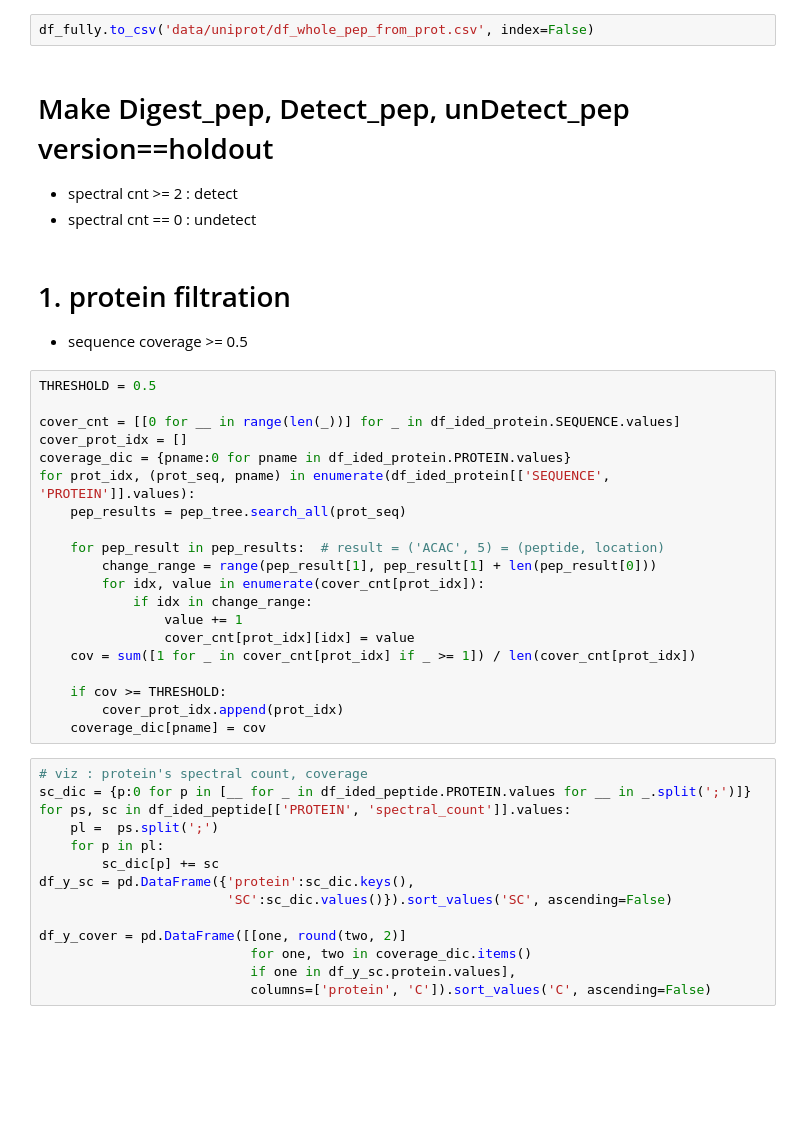
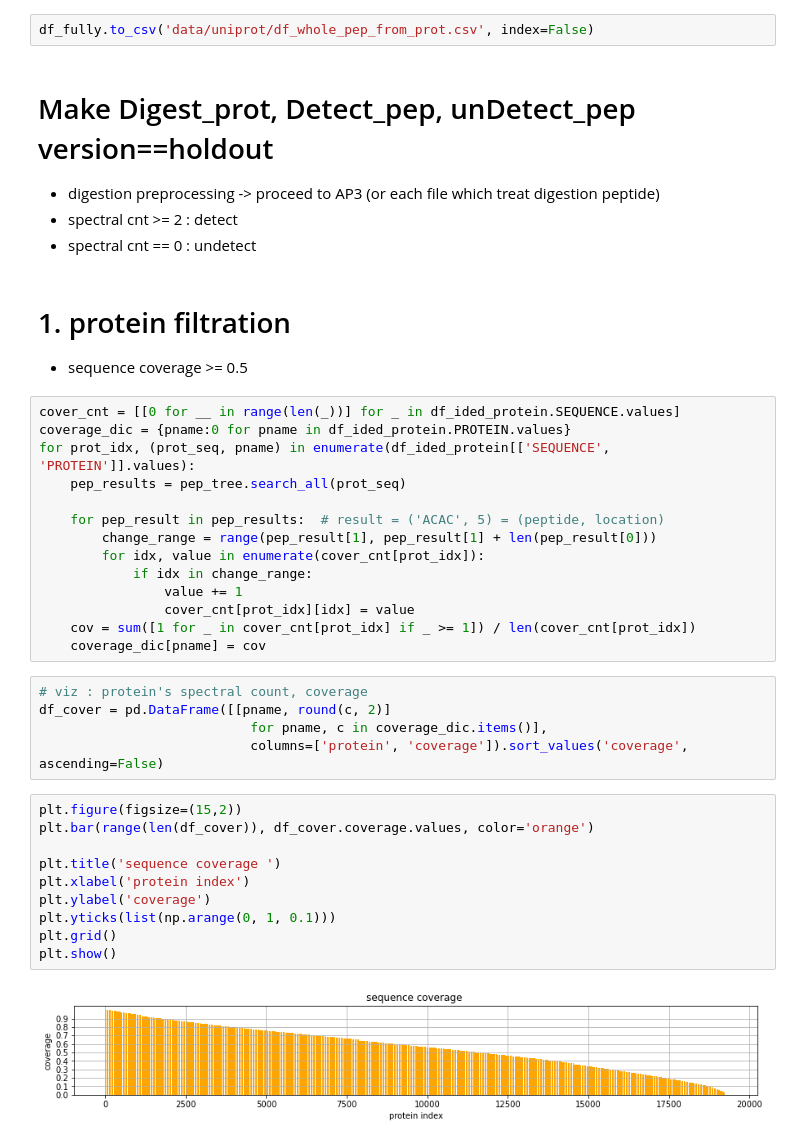
Before and after one commit to zoohoson/Peptide_Detectability, a Jupyter notebook: preprocessing_train_test_split.ipynb, the cells around one changed output. Cells and saved outputs as stored; diff of their text form; blank space fills up the shorter version.

```diff
--- a/preprocessing_train_test_split.ipynb
+++ b/preprocessing_train_test_split.ipynb
@@ -412,17 +420,15 @@ Name: ID, dtype: int64
 # %%
 df_fully.to_csv('data/uniprot/df_whole_pep_from_prot.csv', index=False)
 # %% [markdown]
-# Make Digest_pep, Detect_pep, unDetect_pep  version==holdout
+# Make Digest_prot, Detect_pep, unDetect_pep  version==holdout
+  - digestion preprocessing -> proceed to AP3 (or each file which treat digestion peptide)
   - spectral cnt >= 2 : detect
   - spectral cnt == 0 : undetect
 # %% [markdown]
 # 1. protein filtration
   - sequence coverage >= 0.5
 # %%
-THRESHOLD = 0.5
-
 cover_cnt = [[0 for __ in range(len(_))] for _ in df_ided_protein.SEQUENCE.values]
-cover_prot_idx = []
 coverage_dic = {pname:0 for pname in df_ided_protein.PROTEIN.values}
 for prot_idx, (prot_seq, pname) in enumerate(df_ided_protein[['SEQUENCE', 'PROTEIN']].values):
     pep_results = pep_tree.search_all(prot_seq)
@@ -434,22 +440,22 @@ for prot_idx, (prot_seq, pname) in enumerate(df_ided_protein[['SEQUENCE', 'PROTE
                 value += 1
                 cover_cnt[prot_idx][idx] = value
     cov = sum([1 for _ in cover_cnt[prot_idx] if _ >= 1]) / len(cover_cnt[prot_idx])
-
-    if cov >= THRESHOLD:
-        cover_prot_idx.append(prot_idx)
     coverage_dic[pname] = cov
-# %%
-# viz : protein's spectral count, coverage
-sc_dic = {p:0 for p in [__ for _ in df_ided_peptide.PROTEIN.values for __ in _.split(';')]}
-for ps, sc in df_ided_peptide[['PROTEIN', 'spectral_count']].values:
-    pl =  ps.split(';')
-    for p in pl:
-        sc_dic[p] += sc
-df_y_sc = pd.DataFrame({'protein':sc_dic.keys(),
-                        'SC':sc_dic.values()}).sort_values('SC', ascending=False)
-
-df_y_cover = pd.DataFrame([[one, round(two, 2)]
-                           for one, two in coverage_dic.items()
-                           if one in df_y_sc.protein.values],
-                           columns=['protein', 'C']).sort_values('C', ascending=False)
+# %%
+# viz : protein's spectral count, coverage
+df_cover = pd.DataFrame([[pname, round(c, 2)]
+                           for pname, c in coverage_dic.items()],
+                           columns=['protein', 'coverage']).sort_values('coverage', ascending=False)
+# %%
+plt.figure(figsize=(15,2))
+plt.bar(range(len(df_cover)), df_cover.coverage.values, color='orange')
+
+plt.title('sequence coverage ')
+plt.xlabel('protein index')
+plt.ylabel('coverage')
+plt.yticks(list(np.arange(0, 1, 0.1)))
+plt.grid()
+plt.show()
+# %% [output]
+[figure, added]
 # %%
```
Also changed, not shown: parts of 31 cells of this notebook, 20 other files.
